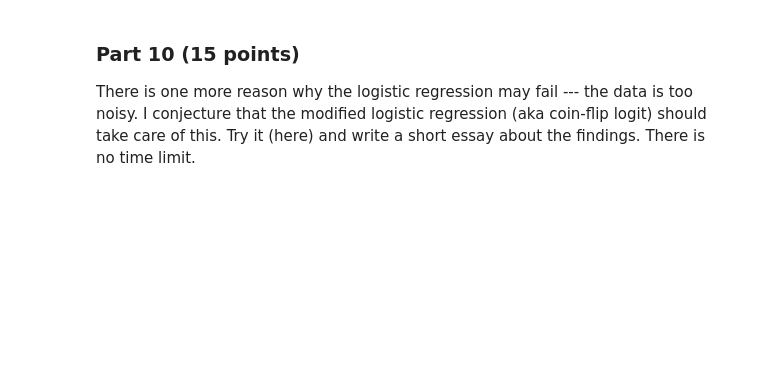
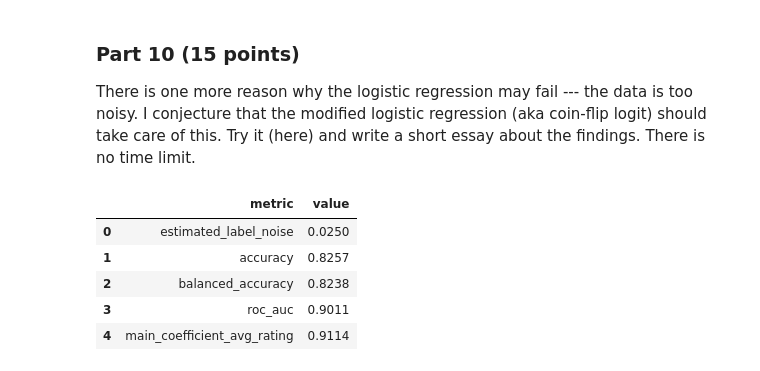
Before and after one commit to mashshaya/Study, a Jupyter notebook: MLEC/Homeworks/combined_homework.ipynb, the cells around one changed output. Cells and saved outputs as stored; diff of their text form; code cells hidden in the pictures; blank space fills up the shorter version.

```diff
--- a/MLEC/Homeworks/combined_homework.ipynb
+++ b/MLEC/Homeworks/combined_homework.ipynb
@@ -462,0 +386,15 @@ Intercept: [-6.68184578]
+# %%
+y_train_class = (y_train_text > 5).astype(int)
+y_test_class = (y_test_text > 5).astype(int)
+classification_pipeline = Pipeline([
+    ("scaler", StandardScaler()),
+    ("model", LogisticRegression(penalty="l2", C=1.0, class_weight="balanced", max_iter=2_000, solver="lbfgs", random_state=RANDOM_SEED)),
+])
+classification_pipeline.fit(X_train_text, y_train_class)
+class_pred = classification_pipeline.predict(X_test_text)
+class_prob = classification_pipeline.predict_proba(X_test_text)[:, 1]
+classification_metrics = pd.DataFrame({
+    "metric": ["accuracy", "balanced_accuracy", "roc_auc", "main_coefficient_avg_rating"],
+    "value": [accuracy_score(y_test_class, class_pred), balanced_accuracy_score(y_test_class, class_pred), roc_auc_score(y_test_class, class_prob), classification_pipeline.named_steps["model"].coef_[0][0]],
+})
+display(classification_metrics.round(4))
@@ -634,3 +446,59 @@ x1001      0.0126  722.5652   0.0000  1.0000  -1416.1892  1416.2144
 ### Part 10 (15 points)
 
 There is one more reason why the logistic regression may fail --- the data is too noisy. I conjecture that the modified logistic regression (aka coin-flip logit) should take care of this. Try it (here) and write a short essay about the findings. There is no time limit.
+# %%
+class CoinFlipLogit:
+    # Logistic regression with symmetric label-noise probability estimated by grid search.
+    def __init__(self, noise_grid=None, C=1.0, random_state=42):
+        self.noise_grid = np.array(noise_grid if noise_grid is not None else np.linspace(0.0, 0.35, 15))
+        self.C = C
+        self.random_state = random_state
+        self.base_model = Pipeline([
+            ("scaler", StandardScaler()),
+            ("model", LogisticRegression(penalty="l2", C=C, class_weight="balanced", max_iter=2_000, solver="lbfgs", random_state=random_state)),
+        ])
+
+    def fit(self, X, y):
+        self.base_model.fit(X, y)
+        raw_prob = self.base_model.predict_proba(X)[:, 1]
+        eps = 1e-6
+        best_loss = np.inf
+        self.noise_ = 0.0
+        for noise in self.noise_grid:
+            noisy_prob = noise + (1 - 2 * noise) * raw_prob
+            noisy_prob = np.clip(noisy_prob, eps, 1 - eps)
+            loss = -np.mean(y * np.log(noisy_prob) + (1 - y) * np.log(1 - noisy_prob))
+            if loss < best_loss:
+                best_loss = loss
+                self.noise_ = float(noise)
+        return self
+
+    def predict_proba(self, X):
+        raw_prob = self.base_model.predict_proba(X)[:, 1]
+        noisy_prob = self.noise_ + (1 - 2 * self.noise_) * raw_prob
+        noisy_prob = np.clip(noisy_prob, 1e-6, 1 - 1e-6)
+        return np.column_stack([1 - noisy_prob, noisy_prob])
+
+    def predict(self, X):
+        return (self.predict_proba(X)[:, 1] >= 0.5).astype(int)
+
+    @property
+    def main_coefficient_(self):
+        return float(self.base_model.named_steps["model"].coef_[0][0])
+
+coin_flip_model = CoinFlipLogit(random_state=RANDOM_SEED)
+coin_flip_model.fit(X_train_text, y_train_class)
+coin_prob = coin_flip_model.predict_proba(X_test_text)[:, 1]
+coin_pred = coin_flip_model.predict(X_test_text)
+coin_metrics = pd.DataFrame({
+    "metric": ["estimated_label_noise", "accuracy", "balanced_accuracy", "roc_auc", "main_coefficient_avg_rating"],
+    "value": [coin_flip_model.noise_, accuracy_score(y_test_class, coin_pred), balanced_accuracy_score(y_test_class, coin_pred), roc_auc_score(y_test_class, coin_prob), coin_flip_model.main_coefficient_],
+})
+display(coin_metrics.round(4))
+# %% [output]
+|  | metric | value |
+| 0 | estimated_label_noise | 0.0250 |
+| 1 | accuracy | 0.8257 |
+| 2 | balanced_accuracy | 0.8238 |
+| 3 | roc_auc | 0.9011 |
+| 4 | main_coefficient_avg_rating | 0.9114 |
```
Also changed, not shown: parts of 72 cells of this notebook.
